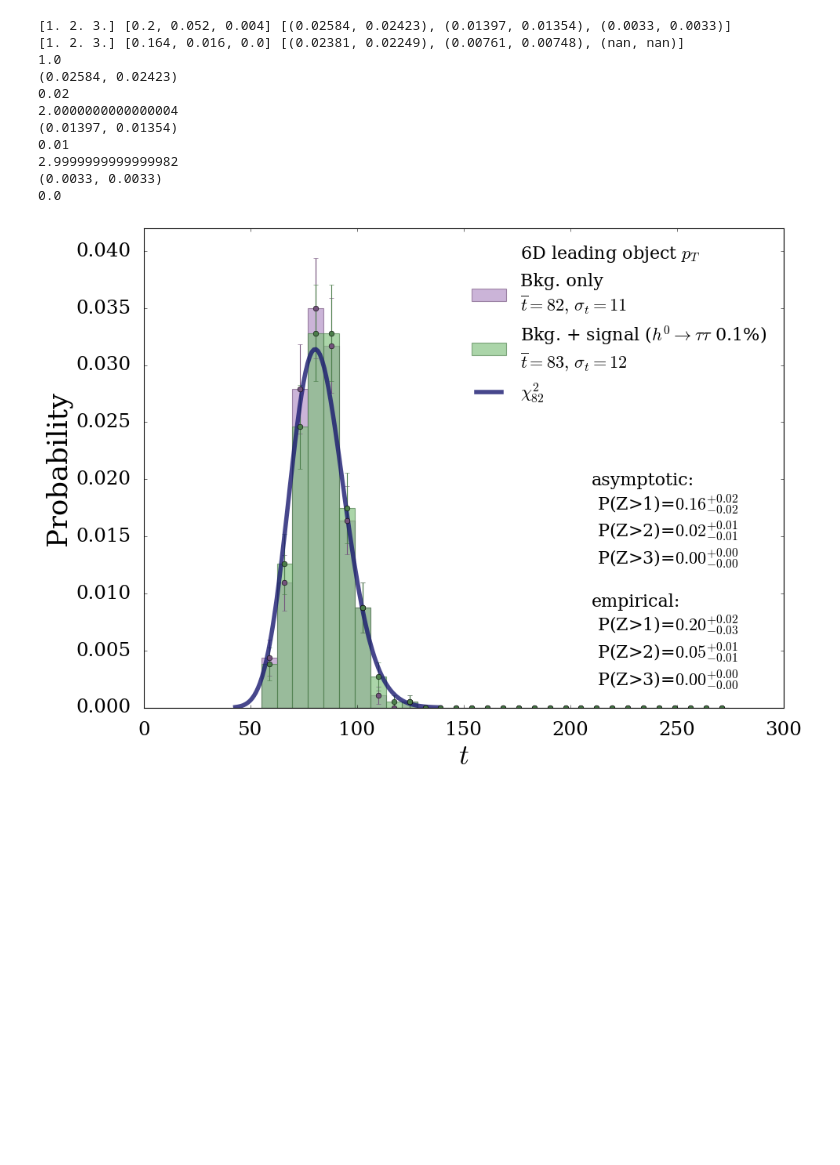
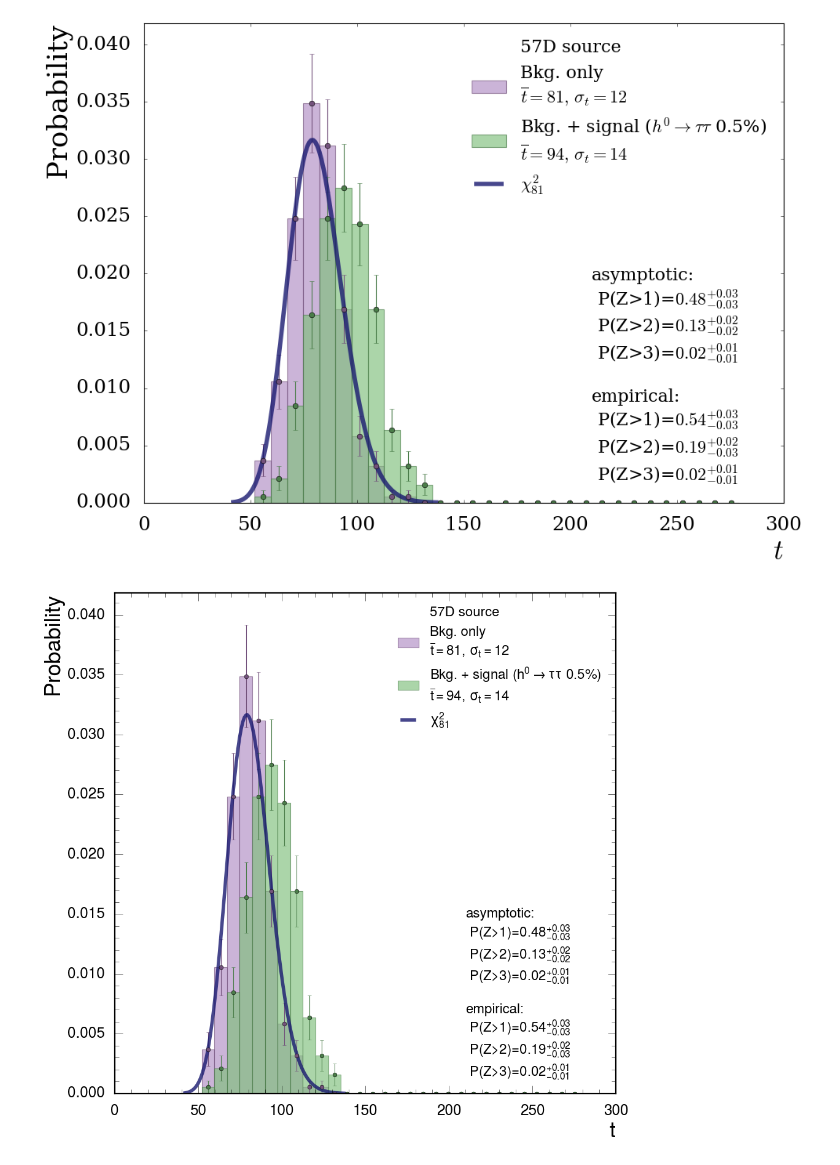
Before and after one commit to ksmetzger/cl4ad, a Jupyter notebook: nplm/analyse-output.ipynb, the cells around one changed output. Saved outputs shown, nothing was run; the diff lists cells and outputs as text; code cells hidden in the pictures; blank space fills up the shorter version.

Commit message:
nplm transformer + blackbox update

```diff
--- a/nplm/analyse-output.ipynb
+++ b/nplm/analyse-output.ipynb
@@ -7,6 +7,7 @@ import matplotlib as mpl
 import matplotlib.pyplot as plt
 import matplotlib.font_manager as font_manager
 import os
+plt.style.use('default')
 plt.rcParams["font.family"] = "serif"
 plt.style.use('classic')
 # %%
@@ -374,4 +493,6 @@ def Plot_Percentiles_ref(tvalues_check, dof, patience=1, title='', wc=None, ymax
 # %%
+###Load the NPLM test statistic arrays from folders
+
 cwd = os.getcwd()
 #folder = "out\_SIG-4_NR10000_NB1000_NS10_M1000_lam1e-06_iter1000000"
 #folder = "out\_SIG-4_NR1000000_NB100000_NS1000_M1000_lam1e-06_iter1000000_6Dmet2part1jet"
@@ -392,11 +513,12 @@ cwd = os.getcwd()
 #folder = "out\\runs249\_SIG-6_NR1000000_NB100000_NS1000_M1000_lam1e-06_iter1000000"
 #folder = "out\\runs249\_SIG-7_NR1000000_NB100000_NS1000_M1000_lam1e-06_iter1000000"
 
-folder = "out\\6Dleadingobject\_SIG-7_NR1000000_NB100000_NS100_M1000_lam1e-06_iter1000000"
+#folder = "out\\_SIG-7_NR1000000_NB100000_NS500_M1000_lam1e-06_iter1000000"
+folder = "test_ratios\\6Dleadingobjectpt\\_SIG-4_NR1000000_NB100000_NS500_M1000_lam1e-06_iter1000000"
+#folder = f"out\\runs409_BB\BB-SL9_NR1000000_NB100000_NBB100100_M1000_lam1e-06_iter1000000"
 path = os.path.join(cwd,folder)
 print(path)
 
 t0 = np.load(path+"\\t0.npy")
 t1 = np.load(path+"\\t1.npy")
-#title = "6D self-supervised SimCLR embedding"
 # %% [output]
@@ -404,12 +526,15 @@ c:\Users\Kyle\OneDrive\Transfer Master project\orca_fork\cl4ad\nplm\out\6Dleadin
 # %%
+###Plot the empirical distributions of the test statistic
 df = np.mean(t0)
 xmax = np.max(t1)+150
 xmin = np.min(t0)
 signal_type = 7 #Signal type (see signal_type_dict)
-injection_rate = 0.1 #Signal injection in percent
-embedding_type = r"6D leading object $p_T$" # 6D self-supervised , 6D supervised , 57D source, r"6D leading object $p_T$"
-save_name = f"SIG{signal_type}-{injection_rate*1000}-6DleadingobjectpT"
+injection_rate = 0.5 #Signal injection in percent
+embedding_type = "57D source" # 6D self-supervised , 6D supervised , 57D source, r"6D leading object $p_T$", 4D supervised Transformer
+save_name = f"SIG{signal_type}-{injection_rate*1000}-57Dsource"
 z_as, z_em, p_as = plot_2distribution(t0, t1, df, xmin=xmin, xmax=xmax, ymax=None, nbins=30,
                    save=False, output_path='savefigs_paper', label1="Bkg. only", label2="Bkg. + signal", save_name=save_name, print_Zscore=True, signal_type=signal_type, injection_ratio=injection_rate, embedding_type=embedding_type)
-_, _ = plot_2distribution_new(t0, t1, df, xmin=xmin, xmax=xmax, ymax=None, nbins=30, return_power=True, save=True, output_path='savefigs_paper', label1="Bkg. only", label2="Bkg. + signal", save_name=save_name, print_Zscore=True, signal_type=signal_type, injection_ratio=injection_rate, embedding_type=embedding_type)
+_, _ = plot_2distribution_new(t0, t1, df, xmin=xmin, xmax=xmax, ymax=None, nbins=30, return_power=True, save=False, output_path='blackbox/savefigs', label1="Bkg. only", label2="Bkg. + signal", save_name=save_name, print_Zscore=True, signal_type=signal_type, injection_ratio=injection_rate, embedding_type=embedding_type)
+#Paperstyle
+_, _ = plot_2distribution_new_paperstyle(t0, t1, df, xmin=xmin, xmax=xmax, ymax=None, nbins=30, return_power=True, save=False, output_path='savefigs_paper_cmsstyle', label1="Bkg. only", label2="Bkg. + signal", save_name=save_name, print_Zscore=True, signal_type=signal_type, injection_ratio=injection_rate, embedding_type=embedding_type)
 # %% [output]
@@ -417,15 +542,5 @@ _, _ = plot_2distribution_new(t0, t1, df, xmin=xmin, xmax=xmax, ymax=None, nbins
-[1. 2. 3.] [0.2, 0.052, 0.004] [(0.02584, 0.02423), (0.01397, 0.01354), (0.0033, 0.0033)]
-[1. 2. 3.] [0.164, 0.016, 0.0] [(0.02381, 0.02249), (0.00761, 0.00748), (nan, nan)]
-1.0
-(0.02584, 0.02423)
-0.02
-2.0000000000000004
-(0.01397, 0.01354)
-0.01
-2.9999999999999982
-(0.0033, 0.0033)
-0.0
-[figure, old version]
+[figure, new version]
+[figure, added]
 # %%
 print(f"Z-score asymptotic: {z_as[0],z_as[1]-z_as[0],z_as[0]-z_as[2]}")
 print(f"Z-score empirical: {z_em[0],z_em[1]-z_em[0],z_em[0]-z_em[2]}")
```
Also changed, not shown: parts of 8 cells of this notebook, 8 other files.
